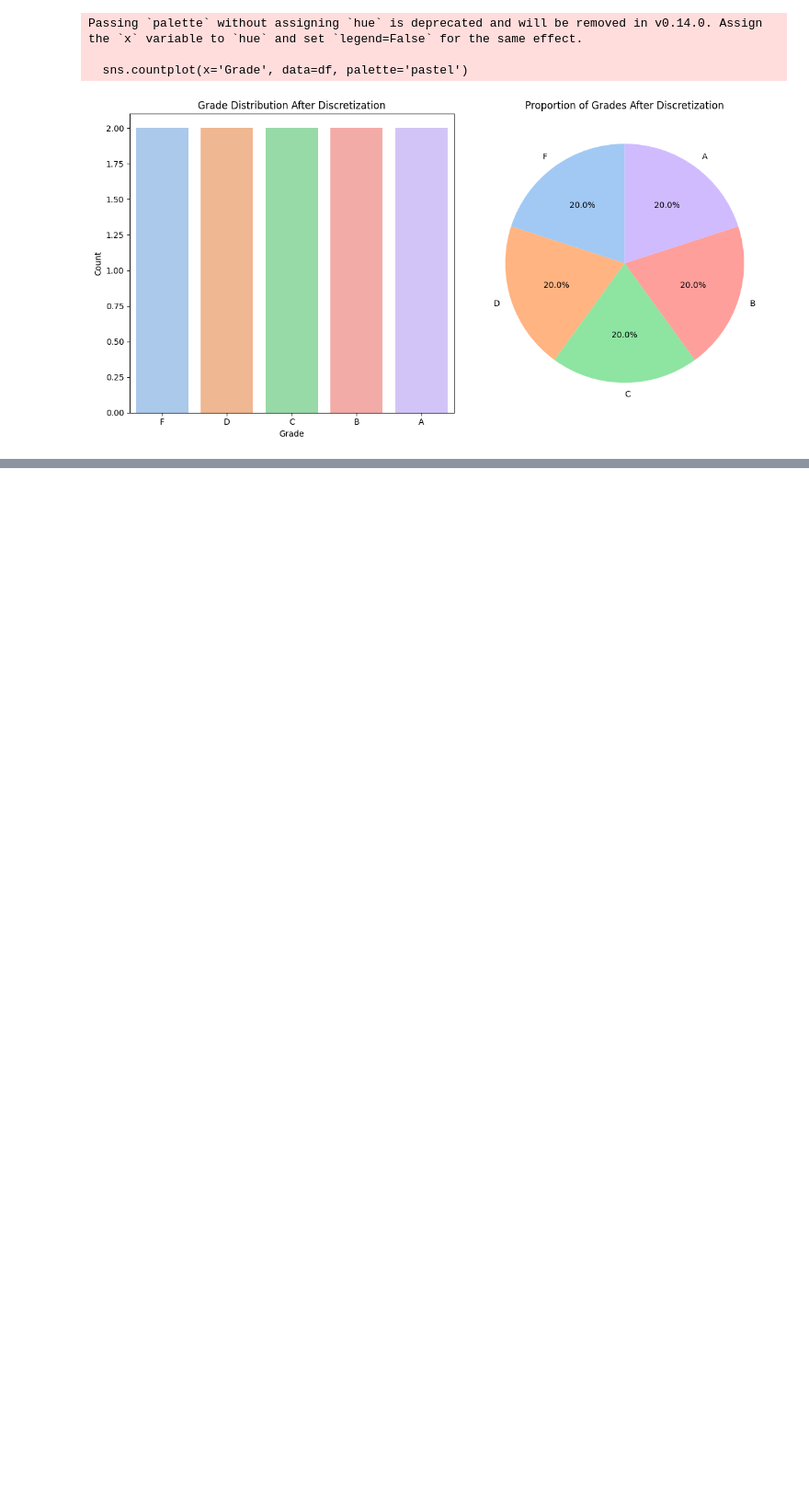
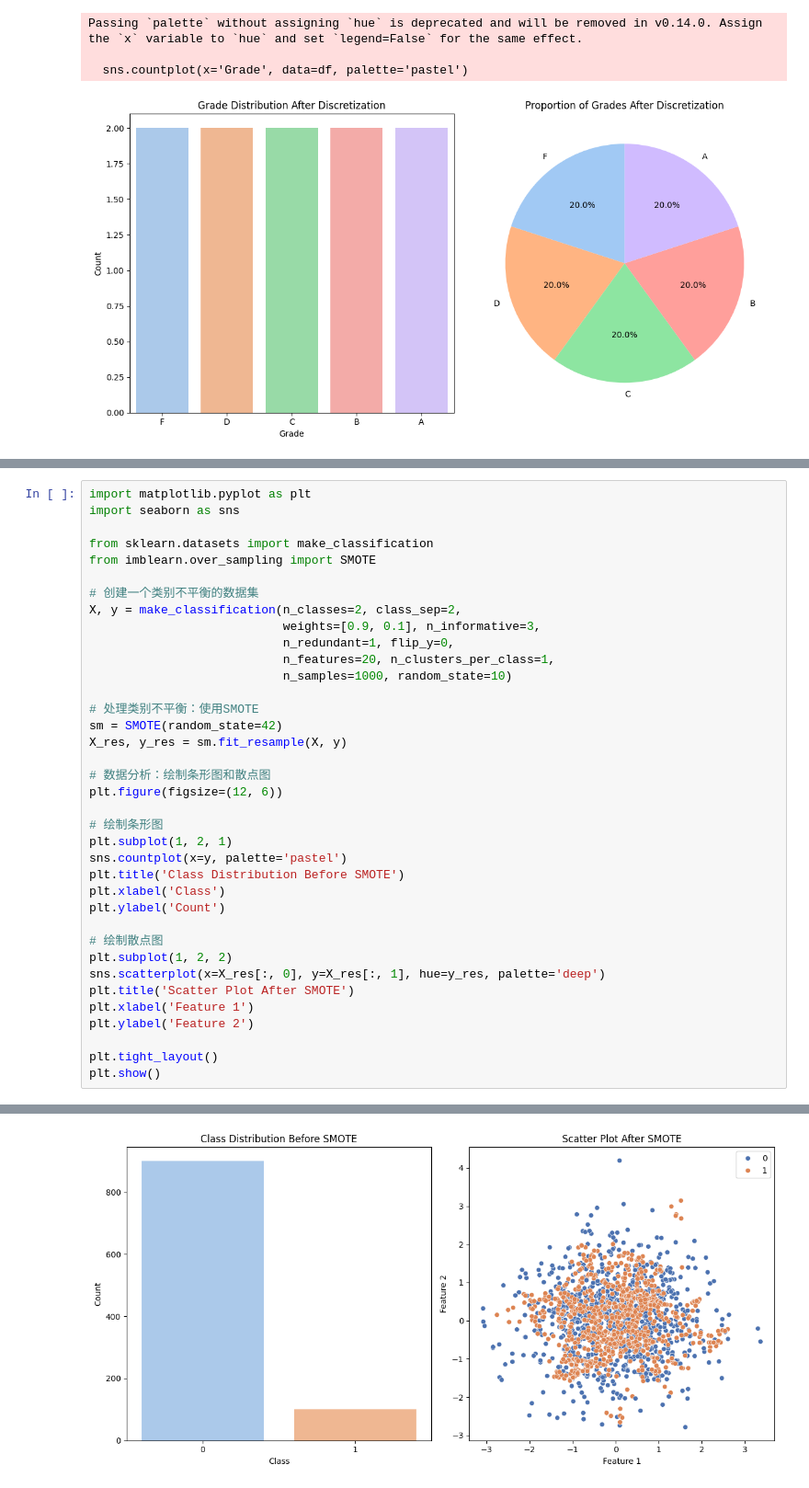
Before and after one commit to BlueHope1987/StudyBase, a Jupyter notebook: helloPython/PyTorch/20250815.十大数据清洗方法.ipynb, the cells around one changed output, grey strips where cells are left out. Shown at 92% size. Saved outputs shown, nothing was run; the diff lists cells and outputs as text; blank space fills up the shorter version.

```diff
--- a/helloPython/PyTorch/20250815.十大数据清洗方法.ipynb
+++ b/helloPython/PyTorch/20250815.十大数据清洗方法.ipynb
@@ -375,0 +391,38 @@ Passing `palette` without assigning `hue` is deprecated and will be removed in v
+# %%
+import matplotlib.pyplot as plt
+import seaborn as sns
+
+from sklearn.datasets import make_classification
+from imblearn.over_sampling import SMOTE
+
+# 创建一个类别不平衡的数据集
+X, y = make_classification(n_classes=2, class_sep=2,
+                           weights=[0.9, 0.1], n_informative=3,
+                           n_redundant=1, flip_y=0,
+                           n_features=20, n_clusters_per_class=1,
+                           n_samples=1000, random_state=10)
+
+# 处理类别不平衡：使用SMOTE
+sm = SMOTE(random_state=42)
+X_res, y_res = sm.fit_resample(X, y)
+
+# 数据分析：绘制条形图和散点图
+plt.figure(figsize=(12, 6))
+
+# 绘制条形图
+plt.subplot(1, 2, 1)
+sns.countplot(x=y, palette='pastel')
+plt.title('Class Distribution Before SMOTE')
+plt.xlabel('Class')
+plt.ylabel('Count')
+
+# 绘制散点图
+plt.subplot(1, 2, 2)
+sns.scatterplot(x=X_res[:, 0], y=X_res[:, 1], hue=y_res, palette='deep')
+plt.title('Scatter Plot After SMOTE')
+plt.xlabel('Feature 1')
+plt.ylabel('Feature 2')
+
+plt.tight_layout()
+plt.show()
+# %% [output]
@@ -375,0 +446 @@ Passing `palette` without assigning `hue` is deprecated and will be removed in v
+[figure, added]
```
Also changed, not shown: parts of 8 cells of this notebook.
